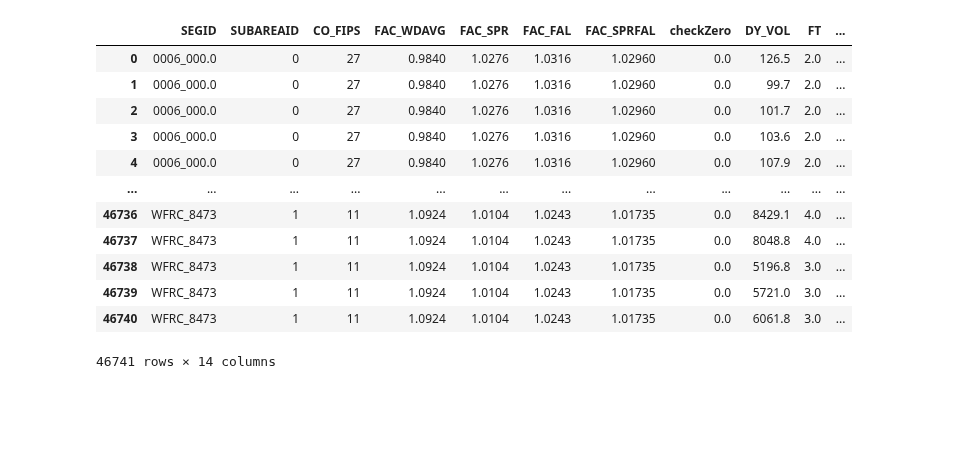
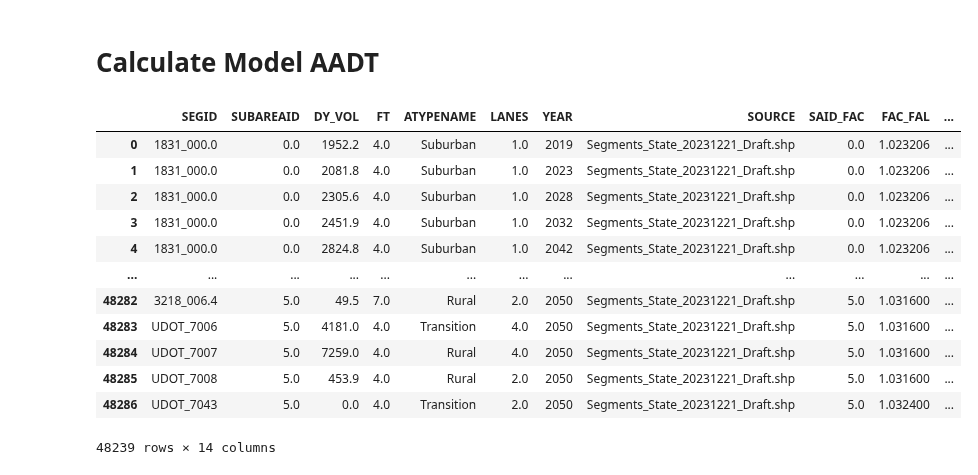
Before and after one commit to WFRCAnalytics/Traffic-Volume-Forecasts, a Jupyter notebook: 3-Prepare-Model-Forecasts.ipynb, the cells around one changed output. Saved outputs shown, nothing was run; the diff lists cells and outputs as text; code cells hidden in the pictures; blank space fills up the shorter version.

Commit message:
Update model forecasts with new v9.0.1 model runs

```diff
--- a/3-Prepare-Model-Forecasts.ipynb
+++ b/3-Prepare-Model-Forecasts.ipynb
@@ -174,0 +298,3 @@ dfFac.groupby(['SUBAREAID'],as_index = False).agg(numSegs=('SEGID','count'),numS
+# %%
+dfMdlVolWithFac_Filtered_avg = dfMdlVolWithFac_Filtered.groupby(['SUBAREAID','ATYPENAME'],as_index=False).agg(FAC_FAL = ('FAC_FAL','mean'),FAC_SPR = ('FAC_SPR','mean'),FAC_WDAVG = ('FAC_WDAVG','mean'),FAC_SPRFAL = ('FAC_SPRFAL','mean'))
+dfMdlVolWithFac_Filtered_avg
@@ -174,0 +306,3 @@ dfFac.groupby(['SUBAREAID'],as_index = False).agg(numSegs=('SEGID','count'),numS
+# %%
+dfZeroFacWithAvg = pd.merge(dfZeroFac.drop(columns=['FAC_FAL','FAC_SPR','FAC_WDAVG','FAC_SPRFAL']),dfMdlVolWithFac_Filtered_avg, on=('SUBAREAID','ATYPENAME'),how='left')
+dfZeroFacWithAvg
@@ -174,0 +323,3 @@ dfFac.groupby(['SUBAREAID'],as_index = False).agg(numSegs=('SEGID','count'),numS
+# %%
+dfMdlVolWithFac = pd.concat([dfZeroFacWithAvg,dfNonZeroFac], ignore_index=True)
+dfMdlVolWithFac
@@ -174,0 +458,20 @@ dfFac.groupby(['SUBAREAID'],as_index = False).agg(numSegs=('SEGID','count'),numS
+# %%
+# Example dataframes
+# df1 = pd.DataFrame({'SEGID': [1, 2], 'removeSUBAREAID': [101, 102]})
+# dfMdlVolWithFac = pd.DataFrame({'SEGID': [1, 2, 3], 'SUBAREAID': [101, 102, 103], 'OtherColumn': ['A', 'B', 'C']})
+
+# Assuming 'removeSUBAREAID' in df1 matches 'SUBAREAID' in dfMdlVolWithFac, and you want to remove records from dfMdlVolWithFac that have matching 'SEGID' and 'SUBAREAID'
+# If 'removeSUBAREAID' is not meant to directly match 'SUBAREAID', adjust the merge accordingly.
+
+# Merge the dataframes on 'SEGID' and 'SUBAREAID'/'removeSUBAREAID', indicating records to remove
+merged_df = pd.merge(dfMdlVolWithFac, duplicateSegsInTdms, left_on=['SEGID', 'SUBAREAID'], right_on=['SEGID', 'removeSUBAREAID'], how='left', indicator=True)
+
+# Filter out the records that have a match
+filtered_df = merged_df[merged_df['_merge'] == 'left_only']
+
+# Drop the columns added from df1 and the merge indicator to get back to the original dfMdlVolWithFac format
+final_df = filtered_df.drop(columns=['removeSUBAREAID', '_merge'])
+
+# final_df will be your dfMdlVolWithFac dataframe with the matched records removed
+dfMdlVolWithFacDupRem = final_df
+dfMdlVolWithFacDupRem
@@ -175,38 +508,38 @@ dfFac.groupby(['SUBAREAID'],as_index = False).agg(numSegs=('SEGID','count'),numS
+# %% [markdown]
+# Calculate Model AADT
 # %%
 import numpy as np
 
 # Your existing code for merging and filling NA
-_df = pd.DataFrame.merge(dfFac, dfMdlVol, on=('SEGID','SUBAREAID'), how='inner')
-_df.fillna(0, inplace=True)
-display()
+_df = dfMdlVolWithFacDupRem.copy()
 
 # calculate AADT by subareaid
 # divide by colWeekdayFactor
-_df.loc[(~(_df['SUBAREAID'].isin([4])) & (_df[colFacWdAvg]> 0)), 'modAadt'] = (_df['DY_VOL'] / _df[colFacWdAvg])
-_df.loc[(~(_df['SUBAREAID'].isin([4])) & (_df[colFacWdAvg]==0)), 'modAadt'] = 0
+_df.loc[(~(_df['SUBAREAID'].isin(subareaidsThatUseSprFalFac)) & (_df[colFacWdAvg]> 0)), 'modAadt'] = (_df['DY_VOL'] / _df[colFacWdAvg])
+_df.loc[(~(_df['SUBAREAID'].isin(subareaidsThatUseSprFalFac)) & (_df[colFacWdAvg]==0)), 'modAadt'] = 0
 
 # divide by average of Spring and Fall only for Summit/Wasatch Model
-_df.loc[(_df['SUBAREAID'].isin([4]) & (_df['FAC_SPRFAL']>0 )), 'modAadt'] = (_df['DY_VOL'] / _df[colFacWdAvg] / _df['FAC_SPRFAL'])
-_df.loc[(_df['SUBAREAID'].isin([4]) & (_df['FAC_SPRFAL']==0)), 'modAadt'] = 0
+_df.loc[(_df['SUBAREAID'].isin(subareaidsThatUseSprFalFac) & (_df['FAC_SPRFAL']>0 )), 'modAadt'] = (_df['DY_VOL'] / _df[colFacWdAvg] / _df['FAC_SPRFAL'])
+_df.loc[(_df['SUBAREAID'].isin(subareaidsThatUseSprFalFac) & (_df['FAC_SPRFAL']==0)), 'modAadt'] = 0
 
 # Convert to integer as you had before
 _df['modAadt'] = _df['modAadt'].round(0).astype(int)
 
 dfModAadt = _df
 
 # Display the DataFrame
 display(dfModAadt)
 # %% [output]
-|  | SEGID | SUBAREAID | CO_FIPS | FAC_WDAVG | FAC_SPR | FAC_FAL | FAC_SPRFAL | checkZero | DY_VOL | FT | ... |
-| 0 | 0006_000.0 | 0 | 27 | 0.9840 | 1.0276 | 1.0316 | 1.02960 | 0.0 | 126.5 | 2.0 | ... |
-| 1 | 0006_000.0 | 0 | 27 | 0.9840 | 1.0276 | 1.0316 | 1.02960 | 0.0 | 99.7 | 2.0 | ... |
-| 2 | 0006_000.0 | 0 | 27 | 0.9840 | 1.0276 | 1.0316 | 1.02960 | 0.0 | 101.7 | 2.0 | ... |
-| 3 | 0006_000.0 | 0 | 27 | 0.9840 | 1.0276 | 1.0316 | 1.02960 | 0.0 | 103.6 | 2.0 | ... |
-| 4 | 0006_000.0 | 0 | 27 | 0.9840 | 1.0276 | 1.0316 | 1.02960 | 0.0 | 107.9 | 2.0 | ... |
+|  | SEGID | SUBAREAID | DY_VOL | FT | ATYPENAME | LANES | YEAR | SOURCE | SAID_FAC | FAC_FAL | ... |
+| 0 | 1831_000.0 | 0.0 | 1952.2 | 4.0 | Suburban | 1.0 | 2019 | Segments_State_20231221_Draft.shp | 0.0 | 1.023206 | ... |
+| 1 | 1831_000.0 | 0.0 | 2081.8 | 4.0 | Suburban | 1.0 | 2023 | Segments_State_20231221_Draft.shp | 0.0 | 1.023206 | ... |
+| 2 | 1831_000.0 | 0.0 | 2305.6 | 4.0 | Suburban | 1.0 | 2028 | Segments_State_20231221_Draft.shp | 0.0 | 1.023206 | ... |
+| 3 | 1831_000.0 | 0.0 | 2451.9 | 4.0 | Suburban | 1.0 | 2032 | Segments_State_20231221_Draft.shp | 0.0 | 1.023206 | ... |
+| 4 | 1831_000.0 | 0.0 | 2824.8 | 4.0 | Suburban | 1.0 | 2042 | Segments_State_20231221_Draft.shp | 0.0 | 1.023206 | ... |
 | ... | ... | ... | ... | ... | ... | ... | ... | ... | ... | ... | ... |
-| 46736 | WFRC_8473 | 1 | 11 | 1.0924 | 1.0104 | 1.0243 | 1.01735 | 0.0 | 8429.1 | 4.0 | ... |
-| 46737 | WFRC_8473 | 1 | 11 | 1.0924 | 1.0104 | 1.0243 | 1.01735 | 0.0 | 8048.8 | 4.0 | ... |
-| 46738 | WFRC_8473 | 1 | 11 | 1.0924 | 1.0104 | 1.0243 | 1.01735 | 0.0 | 5196.8 | 3.0 | ... |
-| 46739 | WFRC_8473 | 1 | 11 | 1.0924 | 1.0104 | 1.0243 | 1.01735 | 0.0 | 5721.0 | 3.0 | ... |
-| 46740 | WFRC_8473 | 1 | 11 | 1.0924 | 1.0104 | 1.0243 | 1.01735 | 0.0 | 6061.8 | 3.0 | ... |
+| 48282 | 3218_006.4 | 5.0 | 49.5 | 7.0 | Rural | 2.0 | 2050 | Segments_State_20231221_Draft.shp | 5.0 | 1.031600 | ... |
+| 48283 | UDOT_7006 | 5.0 | 4181.0 | 4.0 | Transition | 4.0 | 2050 | Segments_State_20231221_Draft.shp | 5.0 | 1.031600 | ... |
+| 48284 | UDOT_7007 | 5.0 | 7259.0 | 4.0 | Rural | 4.0 | 2050 | Segments_State_20231221_Draft.shp | 5.0 | 1.031600 | ... |
+| 48285 | UDOT_7008 | 5.0 | 453.9 | 4.0 | Rural | 2.0 | 2050 | Segments_State_20231221_Draft.shp | 5.0 | 1.031600 | ... |
+| 48286 | UDOT_7043 | 5.0 | 0.0 | 4.0 | Transition | 2.0 | 2050 | Segments_State_20231221_Draft.shp | 5.0 | 1.032400 | ... |
-46741 rows × 14 columns
+48239 rows × 14 columns
```
Also changed, not shown: parts of 32 cells of this notebook, 12 other files.
